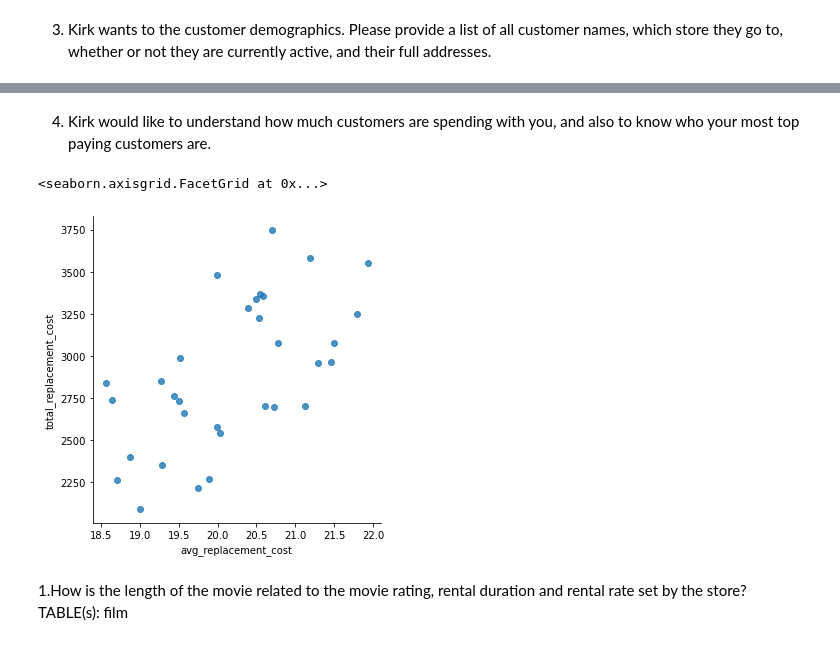
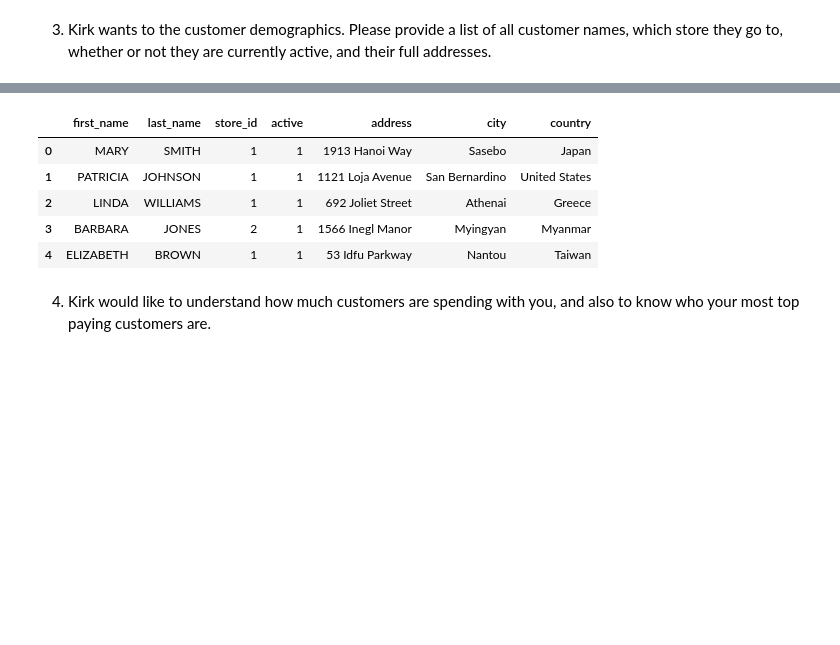
Before and after one commit to RajeshRamachander/mysqlpython, a Jupyter notebook: mysqlpython.ipynb, the cells around one changed output, grey strips where cells are left out. Saved outputs shown, nothing was run; the diff lists cells and outputs as text; code cells hidden in the pictures; blank space fills up the shorter version.

```diff
--- a/mysqlpython.ipynb
+++ b/mysqlpython.ipynb
@@ -126,7 +133,7 @@ sns.lmplot('avg_replacement_cost', 'total_replacement_cost', data=df, fit_reg=Fa
 of all customer names, which store they go to, whether or not they
 are currently active, and their full addresses.
 # %%
-df = pd.read_sql('''
+customers = pd.read_sql('''
 SELECT
 	customer.first_name,
     customer.last_name,
@@ -162,3 +170,12 @@ print(df.head())
+# %%
+customers.head(5)
+# %% [output]
+|  | first_name | last_name | store_id | active | address | city | country |
+| 0 | MARY | SMITH | 1 | 1 | 1913 Hanoi Way | Sasebo | Japan |
+| 1 | PATRICIA | JOHNSON | 1 | 1 | 1121 Loja Avenue | San Bernardino | United States |
+| 2 | LINDA | WILLIAMS | 1 | 1 | 692 Joliet Street | Athenai | Greece |
+| 3 | BARBARA | JONES | 2 | 1 | 1566 Inegl Manor | Myingyan | Myanmar |
+| 4 | ELIZABETH | BROWN | 1 | 1 | 53 Idfu Parkway | Nantou | Taiwan |
 # %% [markdown]
 
 4. Kirk would like to understand how much customers are
@@ -193,7 +183,0 @@ ORDER BY
-# %%
-sns.lmplot('avg_replacement_cost', 'total_replacement_cost', data=df, fit_reg=False)
-# %% [output]
-<seaborn.axisgrid.FacetGrid at 0x...>
-[figure, removed]
-# %% [markdown]
- 1.How is the length of the movie related to the movie rating, rental duration and rental rate set by the store? TABLE(s): film
```
Also changed, not shown: parts of 56 cells of this notebook, 2 other files.
